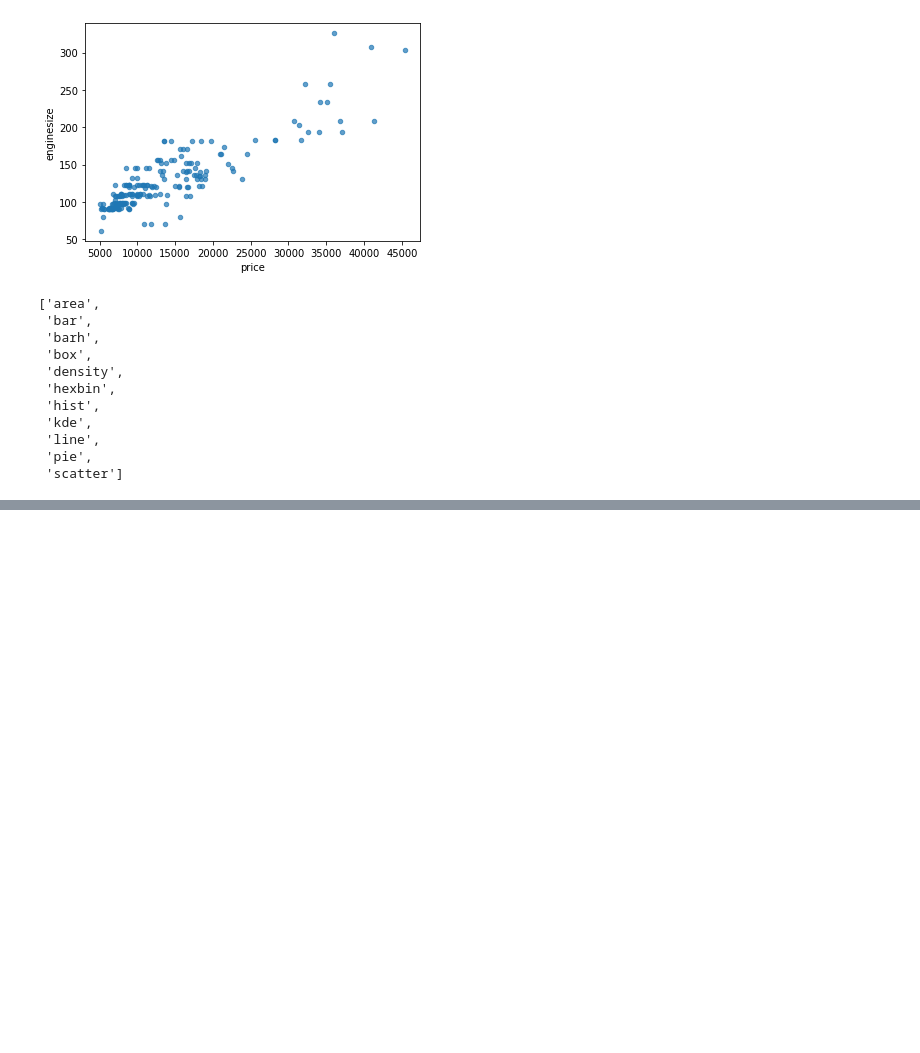
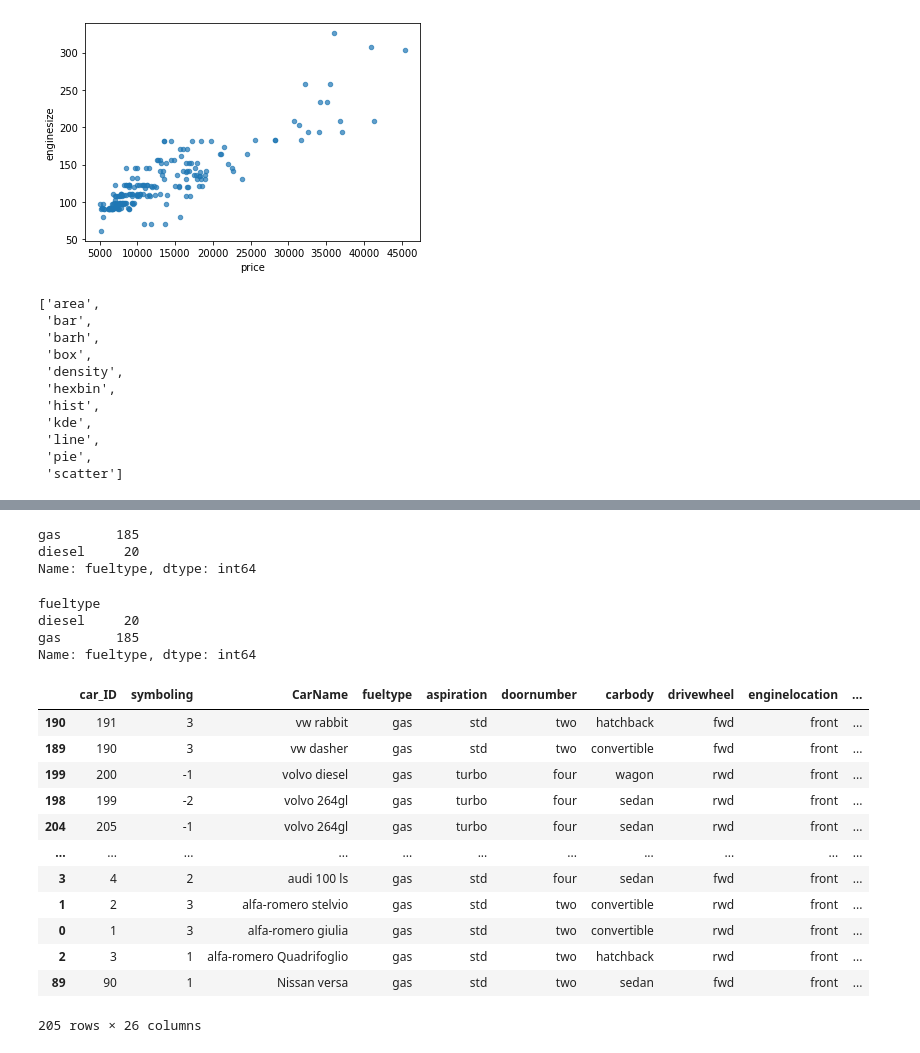
Before and after one commit to ArminNaCl/CarPricePrediction, a Jupyter notebook: work_with_data.ipynb, the cells around one changed output, grey strips where cells are left out. Cells and saved outputs as stored; diff of their text form; code cells hidden in the pictures; blank space fills up the shorter version.

Commit message:
work with pivot and sort

```diff
--- a/work_with_data.ipynb
+++ b/work_with_data.ipynb
@@ -347,0 +469,34 @@ data.plot.scatter(x="price", y="enginesize", alpha=0.7)
+# %%
+data["fueltype"].value_counts()
+# %% [output]
+gas       185
+diesel     20
+Name: fueltype, dtype: int64
+# %%
+data.groupby("fueltype")["fueltype"].count()
+# Both size and count can be used in combination with groupby.
+# Whereas size includes NaN values and just provides the number of rows (size of the table),
+# count excludes the missing values. In the value_counts method,
+# use the dropna argument to include or exclude the NaN values.
+# %% [output]
+fueltype
+diesel     20
+gas       185
+Name: fueltype, dtype: int64
+# %%
+# will now its time to sort
+data.sort_values(by="CarName", ascending=False, )
+# %% [output]
+|  | car_ID | symboling | CarName | fueltype | aspiration | doornumber | carbody | drivewheel | enginelocation | ... |
+| 190 | 191 | 3 | vw rabbit | gas | std | two | hatchback | fwd | front | ... |
+| 189 | 190 | 3 | vw dasher | gas | std | two | convertible | fwd | front | ... |
+| 199 | 200 | -1 | volvo diesel | gas | turbo | four | wagon | rwd | front | ... |
+| 198 | 199 | -2 | volvo 264gl | gas | turbo | four | sedan | rwd | front | ... |
+| 204 | 205 | -1 | volvo 264gl | gas | turbo | four | sedan | rwd | front | ... |
+| ... | ... | ... | ... | ... | ... | ... | ... | ... | ... | ... |
+| 3 | 4 | 2 | audi 100 ls | gas | std | four | sedan | fwd | front | ... |
+| 1 | 2 | 3 | alfa-romero stelvio | gas | std | two | convertible | rwd | front | ... |
+| 0 | 1 | 3 | alfa-romero giulia | gas | std | two | convertible | rwd | front | ... |
+| 2 | 3 | 1 | alfa-romero Quadrifoglio | gas | std | two | hatchback | rwd | front | ... |
+| 89 | 90 | 1 | Nissan versa | gas | std | two | sedan | fwd | front | ... |
+205 rows × 26 columns
```
Also changed, not shown: parts of 13 cells of this notebook.
